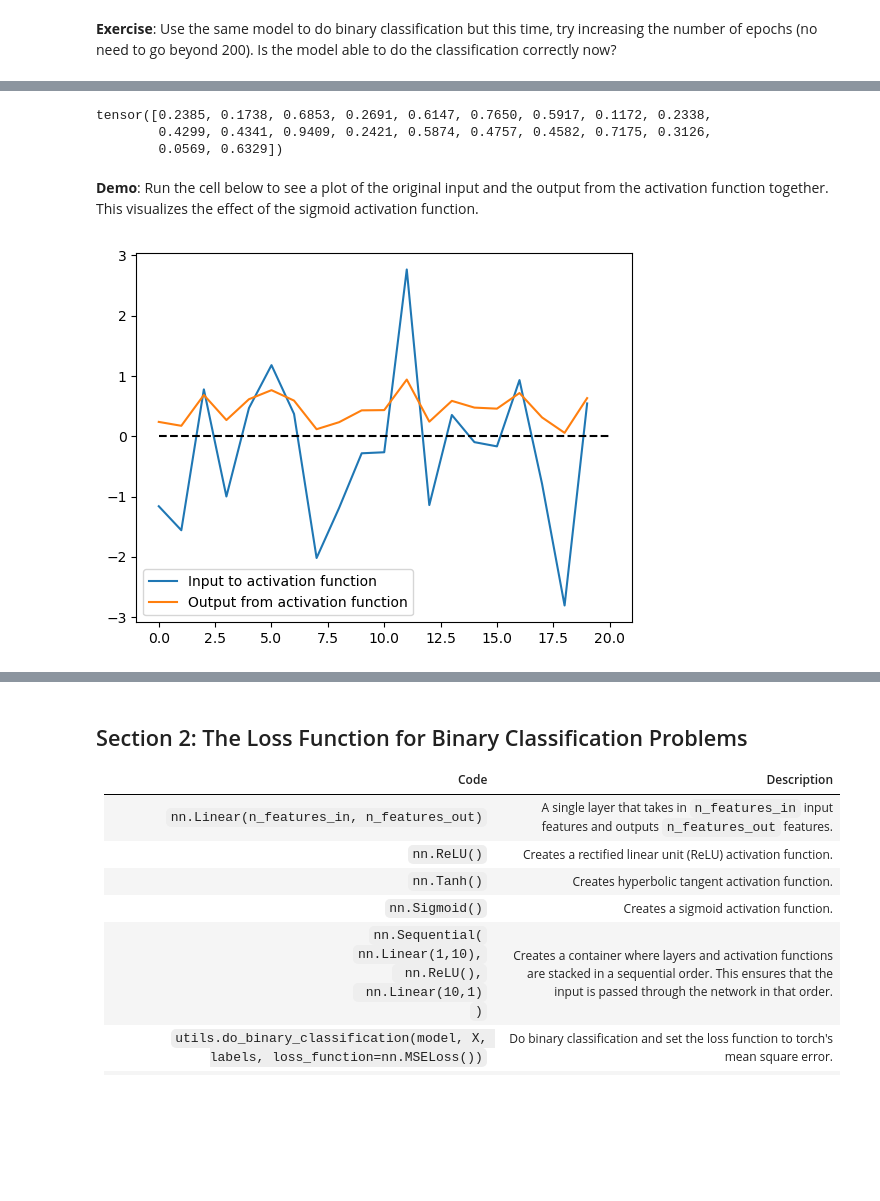
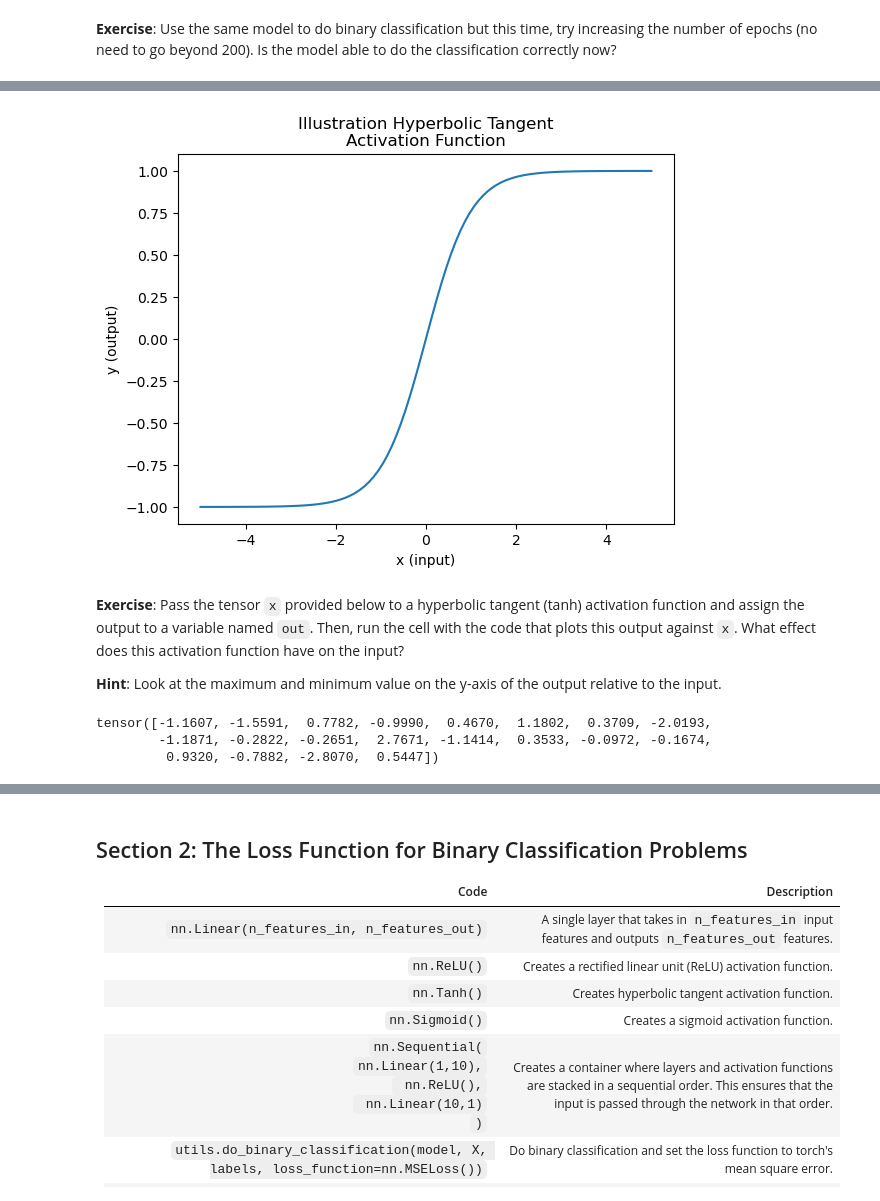
Before and after one commit to atleer/intro-to-deep-learning-dev, a Jupyter notebook: Day01/04_classification_with_dl/04_binary_and_multiclass_classification.ipynb, the cells around one changed output, grey strips where cells are left out. Cells and saved outputs as stored; diff of their text form; code cells hidden in the pictures; blank space fills up the shorter version.

```diff
--- a/Day01/04_classification_with_dl/04_binary_and_multiclass_classification.ipynb
+++ b/Day01/04_classification_with_dl/04_binary_and_multiclass_classification.ipynb
@@ -293,15 +215,23 @@ Image("img/illustration_sigmoid.png")
-# %%
-activation_function(input)
-# %% [output]
-tensor([0.2385, 0.1738, 0.6853, 0.2691, 0.6147, 0.7650, 0.5917, 0.1172, 0.2338,
-        0.4299, 0.4341, 0.9409, 0.2421, 0.5874, 0.4757, 0.4582, 0.7175, 0.3126,
-        0.0569, 0.6329])
-# %% [markdown]
-**Demo**: Run the cell below to see a plot of the original input and the output from the activation function together. This visualizes the effect of the sigmoid activation function.
-# %%
-plt.plot(np.arange(len(input)), input, label = 'Input to activation function')
-plt.hlines(xmin=0, xmax=len(input), y=0, ls='--', colors='k')
-plt.plot(np.arange(len(input)), activation_function(input), label ='Output from activation function')
-plt.legend();
-# %% [output]
-[figure, removed]
+# %%
+x = torch.linspace(-5,5,100)
+# %%
+out = nn.Tanh()(x)
+# %%
+plt.plot(x, out)
+plt.xlabel('x (input)')
+plt.ylabel('y (output)')
+plt.title('Illustration Hyperbolic Tangent\nActivation Function');
+# %% [output]
+[figure, added]
+# %% [markdown]
+**Exercise**: Pass the tensor `x` provided below to a hyperbolic tangent (tanh) activation function and assign the output to a variable named `out`. Then, run the cell with the code that plots this output against `x`. What effect does this activation function have on the input?
+
+**Hint**: Look at the maximum and minimum value on the y-axis of the output relative to the input.
+# %%
+torch.manual_seed(2025)
+x = torch.randn(20)
+x
+# %% [output]
+tensor([-1.1607, -1.5591,  0.7782, -0.9990,  0.4670,  1.1802,  0.3709, -2.0193,
+        -1.1871, -0.2822, -0.2651,  2.7671, -1.1414,  0.3533, -0.0972, -0.1674,
+         0.9320, -0.7882, -2.8070,  0.5447])
```
Also changed, not shown: parts of 44 cells of this notebook.
